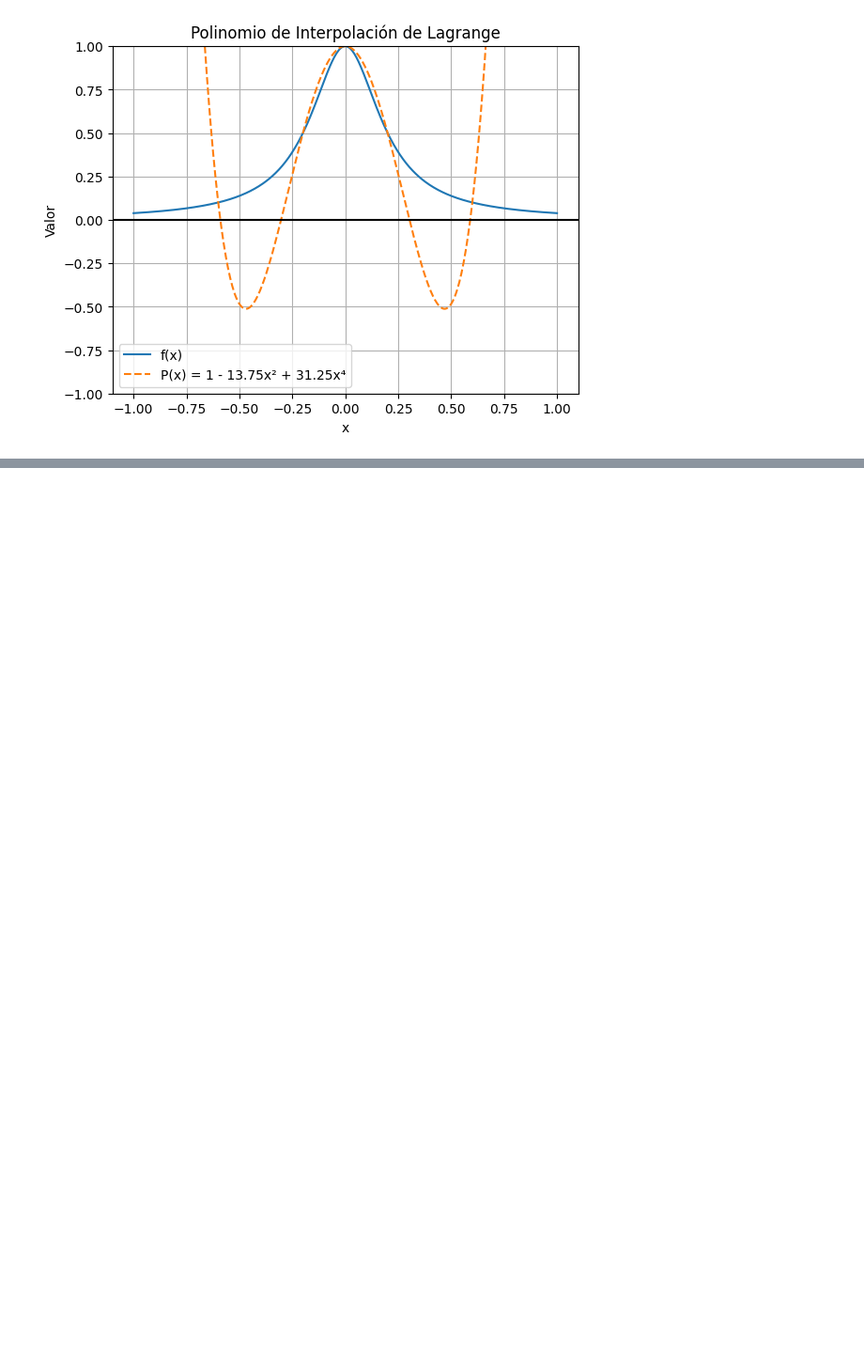
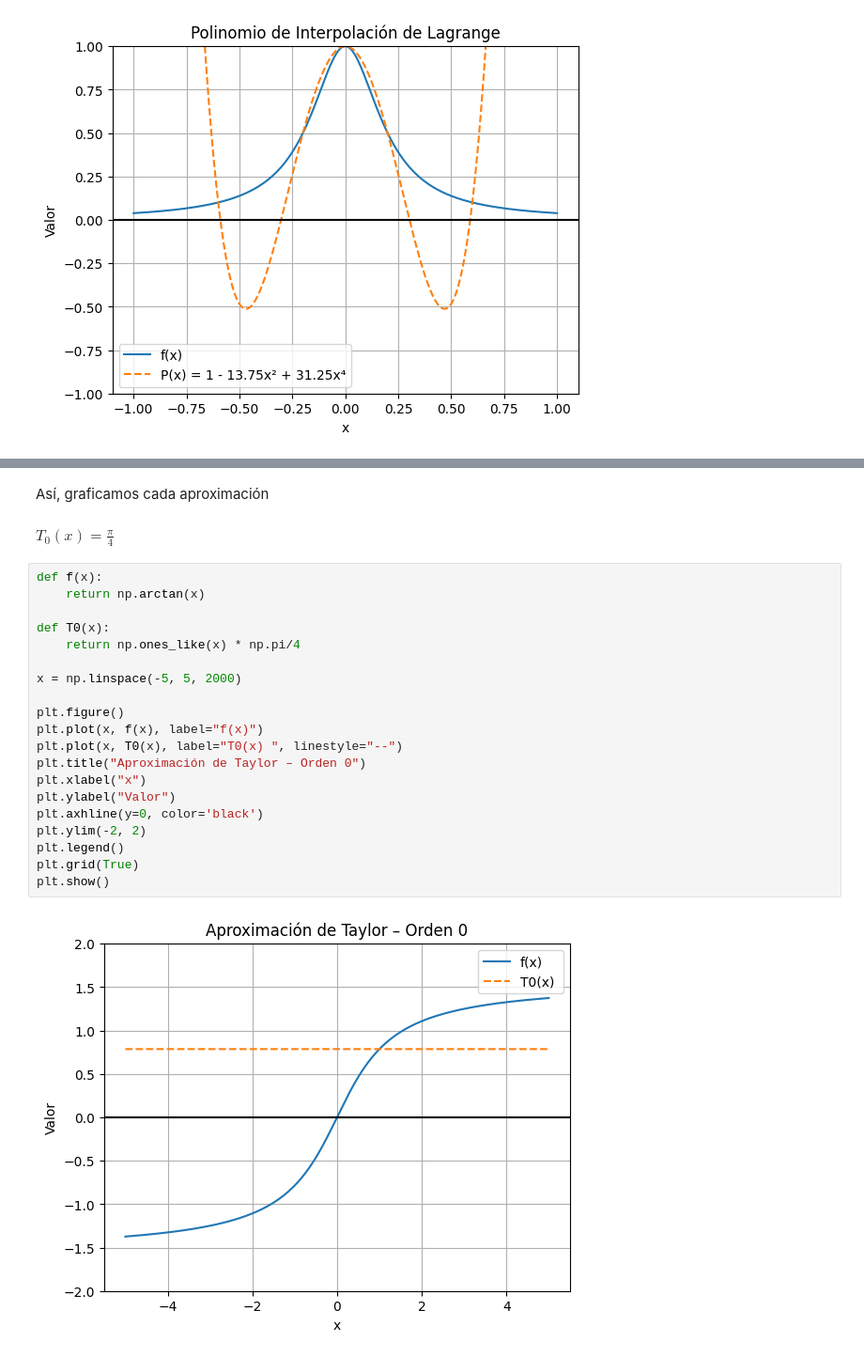
Before and after one commit to Dalzsfn/TareasMetodosNumericos, a Jupyter notebook: Tarea06/Tarea06.ipynb, the cells around one changed output, grey strips where cells are left out. Shown: that part at 94% size. Saved outputs shown, nothing was run; the diff lists cells and outputs as text; blank space fills up the shorter version.

```diff
--- a/Tarea06/Tarea06.ipynb
+++ b/Tarea06/Tarea06.ipynb
@@ -176,0 +188,26 @@ plt.show()
+# %% [markdown]
+Así, graficamos cada aproximación
+# %% [markdown]
+$T_0(x) = \frac{\pi}{4}$
+# %%
+def f(x):
+    return np.arctan(x)
+
+def T0(x):
+    return np.ones_like(x) * np.pi/4
+
+x = np.linspace(-5, 5, 2000)
+
+plt.figure()
+plt.plot(x, f(x), label="f(x)")
+plt.plot(x, T0(x), label="T0(x) ", linestyle="--")
+plt.title("Aproximación de Taylor – Orden 0")
+plt.xlabel("x")
+plt.ylabel("Valor")
+plt.axhline(y=0, color='black')
+plt.ylim(-2, 2)
+plt.legend()
+plt.grid(True)
+plt.show()
+# %% [output]
+[figure, added]
```
Also changed, not shown: parts of 27 cells of this notebook, 1 other file.
